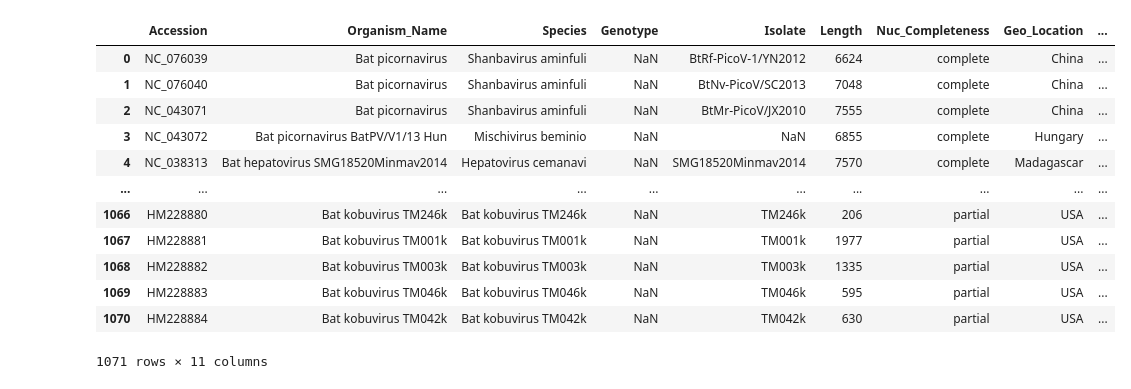
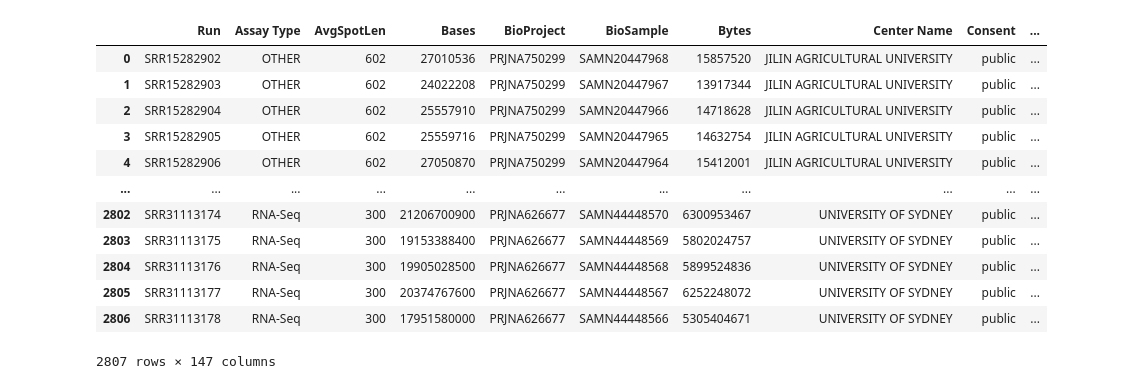
Before and after one commit to Finkonn/picorna-virome, a Jupyter notebook: analyze_data.ipynb, the cells around one changed output. Saved outputs shown, nothing was run; the diff lists cells and outputs as text; code cells hidden in the pictures.

Commit message:
Add jupiter notebook with SRA table analysis

```diff
--- a/analyze_data.ipynb
+++ b/analyze_data.ipynb
@@ -9,19 +9,19 @@ warnings.filterwarnings('ignore')
 # %%
 import pandas as pd
 
-df = pd.read_csv('sequences.csv', index_col=False)
+df = pd.read_csv('SraRunTable.csv', index_col=False)
 df
 # %% [output]
-|  | Accession | Organism_Name | Species | Genotype | Isolate | Length | Nuc_Completeness | Geo_Location | ... |
-| 0 | NC_076039 | Bat picornavirus | Shanbavirus aminfuli | NaN | BtRf-PicoV-1/YN2012 | 6624 | complete | China | ... |
-| 1 | NC_076040 | Bat picornavirus | Shanbavirus aminfuli | NaN | BtNv-PicoV/SC2013 | 7048 | complete | China | ... |
-| 2 | NC_043071 | Bat picornavirus | Shanbavirus aminfuli | NaN | BtMr-PicoV/JX2010 | 7555 | complete | China | ... |
-| 3 | NC_043072 | Bat picornavirus BatPV/V1/13 Hun | Mischivirus beminio | NaN | NaN | 6855 | complete | Hungary | ... |
-| 4 | NC_038313 | Bat hepatovirus SMG18520Minmav2014 | Hepatovirus cemanavi | NaN | SMG18520Minmav2014 | 7570 | complete | Madagascar | ... |
-| ... | ... | ... | ... | ... | ... | ... | ... | ... | ... |
-| 1066 | HM228880 | Bat kobuvirus TM246k | Bat kobuvirus TM246k | NaN | TM246k | 206 | partial | USA | ... |
-| 1067 | HM228881 | Bat kobuvirus TM001k | Bat kobuvirus TM001k | NaN | TM001k | 1977 | partial | USA | ... |
-| 1068 | HM228882 | Bat kobuvirus TM003k | Bat kobuvirus TM003k | NaN | TM003k | 1335 | partial | USA | ... |
-| 1069 | HM228883 | Bat kobuvirus TM046k | Bat kobuvirus TM046k | NaN | TM046k | 595 | partial | USA | ... |
-| 1070 | HM228884 | Bat kobuvirus TM042k | Bat kobuvirus TM042k | NaN | TM042k | 630 | partial | USA | ... |
+|  | Run | Assay Type | AvgSpotLen | Bases | BioProject | BioSample | Bytes | Center Name | Consent | ... |
+| 0 | SRR15282902 | OTHER | 602 | 27010536 | PRJNA750299 | SAMN20447968 | 15857520 | JILIN AGRICULTURAL UNIVERSITY | public | ... |
+| 1 | SRR15282903 | OTHER | 602 | 24022208 | PRJNA750299 | SAMN20447967 | 13917344 | JILIN AGRICULTURAL UNIVERSITY | public | ... |
+| 2 | SRR15282904 | OTHER | 602 | 25557910 | PRJNA750299 | SAMN20447966 | 14718628 | JILIN AGRICULTURAL UNIVERSITY | public | ... |
+| 3 | SRR15282905 | OTHER | 602 | 25559716 | PRJNA750299 | SAMN20447965 | 14632754 | JILIN AGRICULTURAL UNIVERSITY | public | ... |
+| 4 | SRR15282906 | OTHER | 602 | 27050870 | PRJNA750299 | SAMN20447964 | 15412001 | JILIN AGRICULTURAL UNIVERSITY | public | ... |
+| ... | ... | ... | ... | ... | ... | ... | ... | ... | ... | ... |
+| 2802 | SRR31113174 | RNA-Seq | 300 | 21206700900 | PRJNA626677 | SAMN44448570 | 6300953467 | UNIVERSITY OF SYDNEY | public | ... |
+| 2803 | SRR31113175 | RNA-Seq | 300 | 19153388400 | PRJNA626677 | SAMN44448569 | 5802024757 | UNIVERSITY OF SYDNEY | public | ... |
+| 2804 | SRR31113176 | RNA-Seq | 300 | 19905028500 | PRJNA626677 | SAMN44448568 | 5899524836 | UNIVERSITY OF SYDNEY | public | ... |
+| 2805 | SRR31113177 | RNA-Seq | 300 | 20374767600 | PRJNA626677 | SAMN44448567 | 6252248072 | UNIVERSITY OF SYDNEY | public | ... |
+| 2806 | SRR31113178 | RNA-Seq | 300 | 17951580000 | PRJNA626677 | SAMN44448566 | 5305404671 | UNIVERSITY OF SYDNEY | public | ... |
-1071 rows × 11 columns
+2807 rows × 147 columns
```
Also changed, not shown: parts of 13 cells of this notebook, 10 other files.
